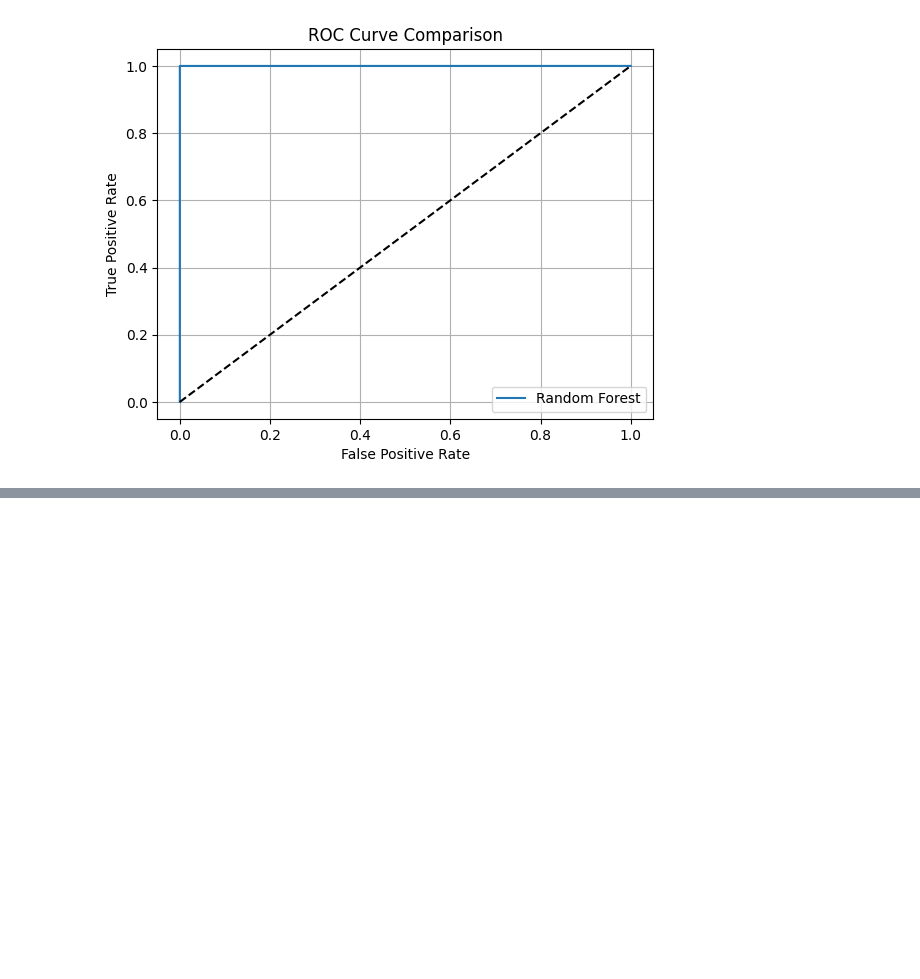
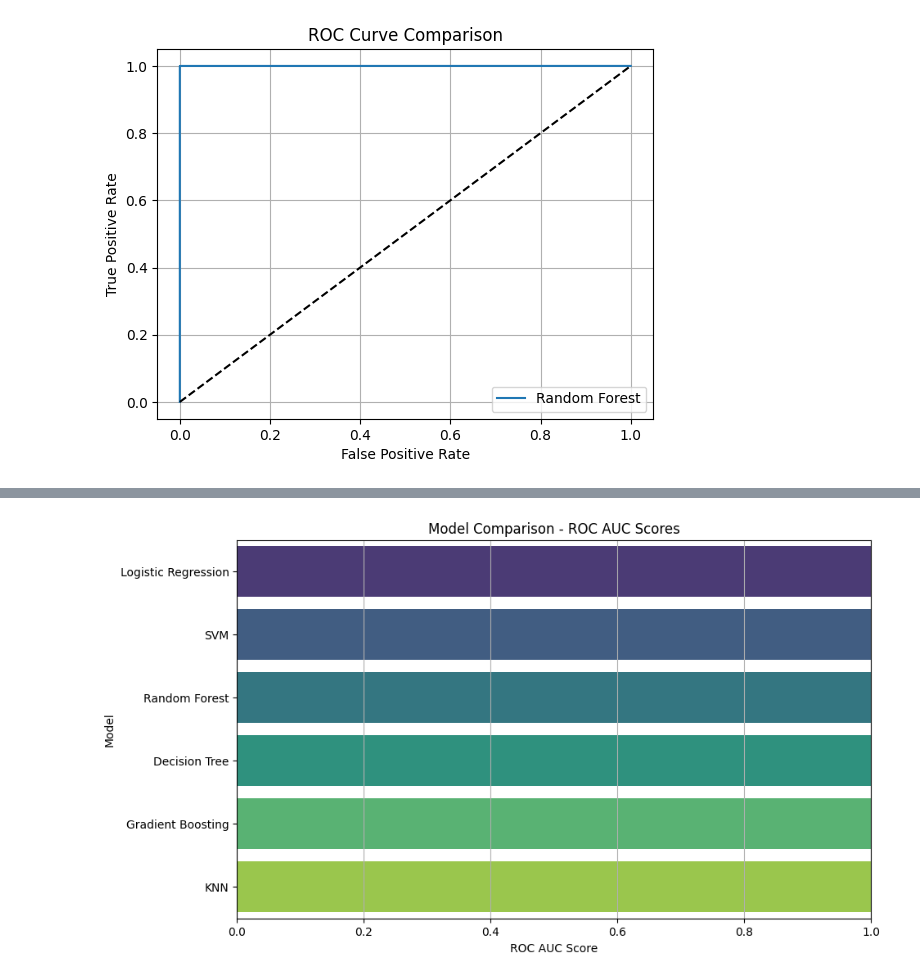
Before and after one commit to PREMYPRASAD/DSMLproject, a Jupyter notebook: projectDSML.ipynb, the cells around one changed output, grey strips where cells are left out. Cells and saved outputs as stored; diff of their text form; code cells hidden in the pictures; blank space fills up the shorter version.

```diff
--- a/projectDSML.ipynb
+++ b/projectDSML.ipynb
@@ -418,0 +483,14 @@ All 3 models performed very well with accuracy > 95%.
+# %%
+plt.figure(figsize=(10,6))
+model_names = list(auc_scores.keys())
+auc_values = list(auc_scores.values())
+# %%
+sns.barplot(x=auc_values, y=model_names, palette='viridis')
+plt.xlabel('ROC AUC Score')
+plt.ylabel('Model')
+plt.title('Model Comparison - ROC AUC Scores')
+plt.xlim(0,1)
+plt.grid(axis='x')
+plt.show()
+# %% [output]
+[figure, added]
```
Also changed, not shown: parts of 9 cells of this notebook.
